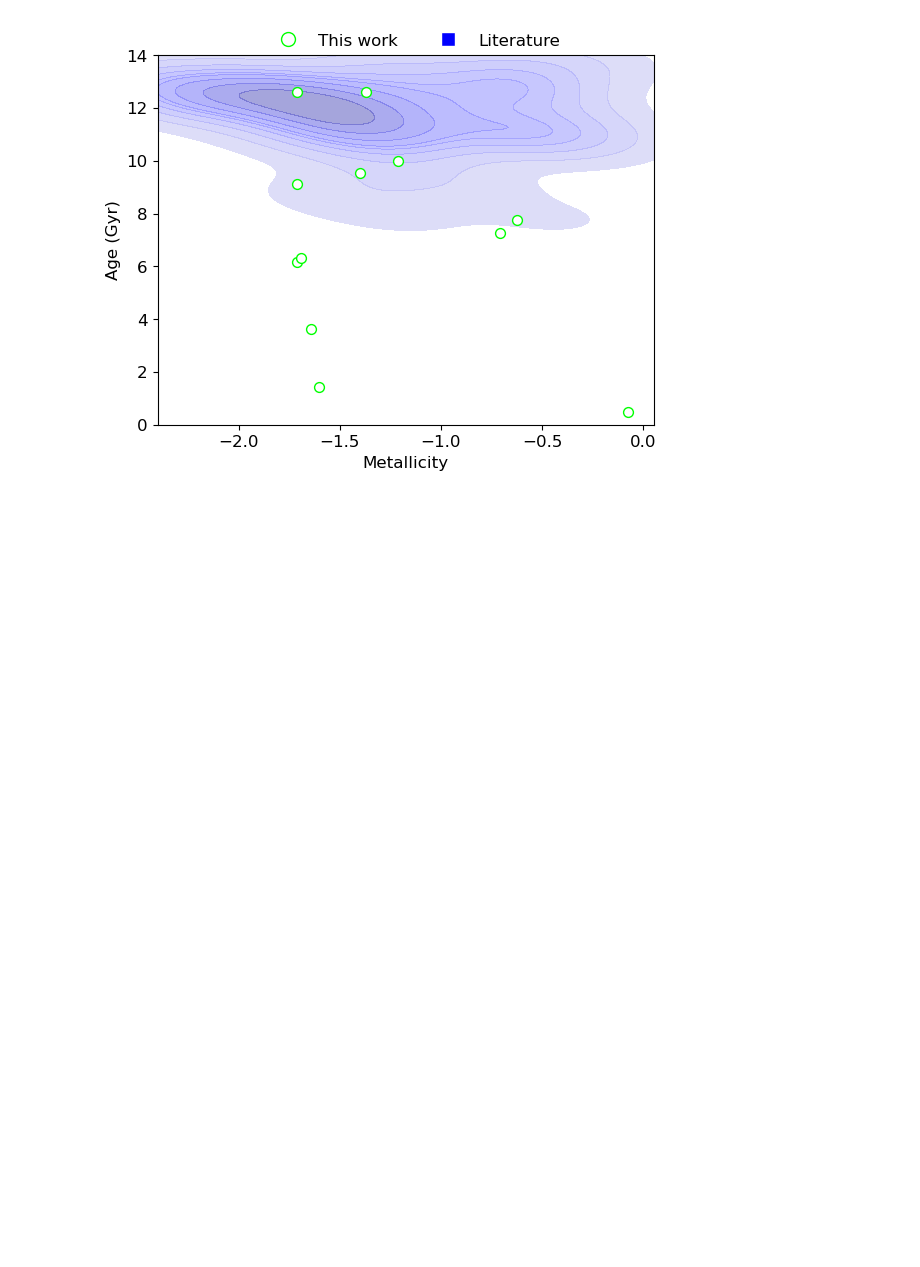
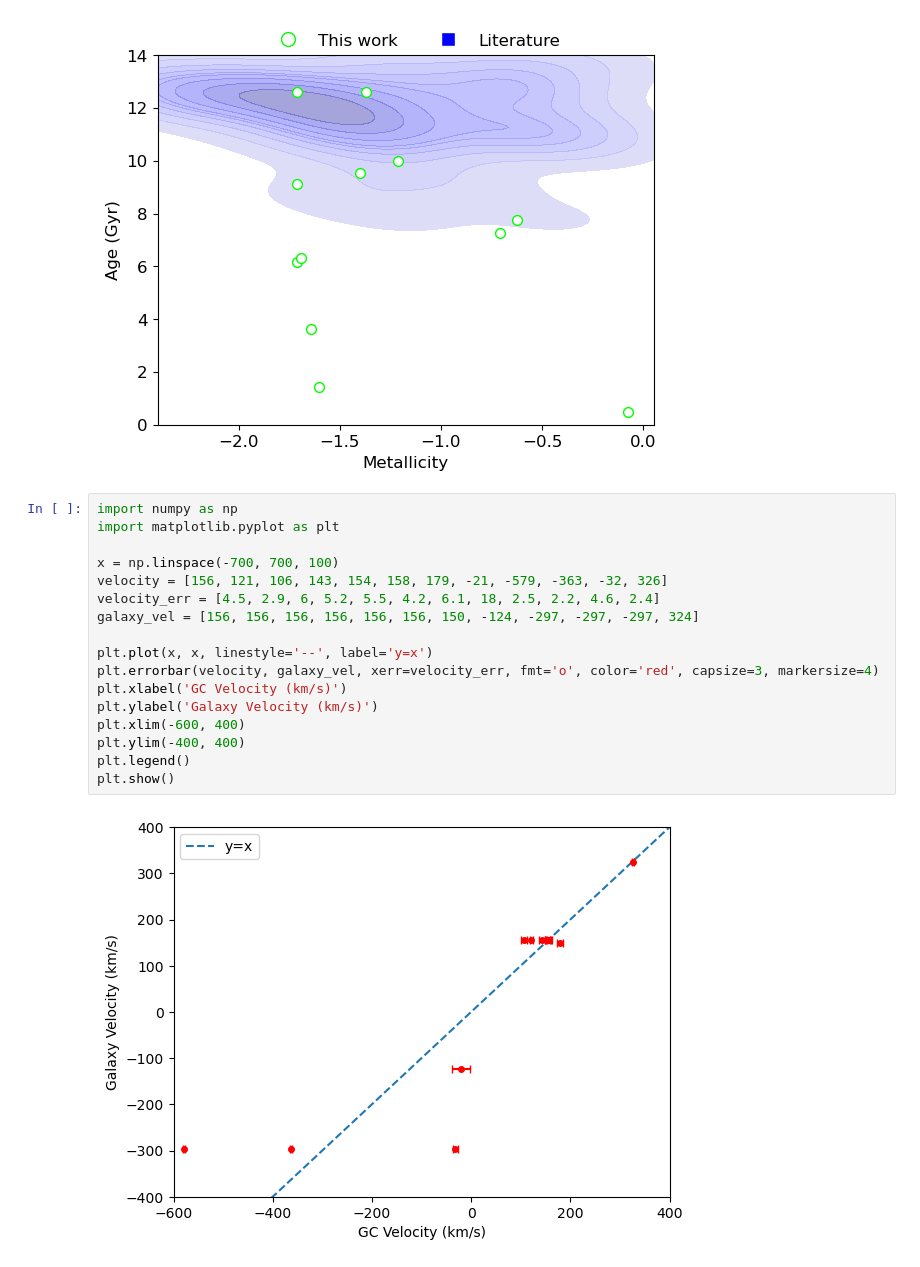
Before and after one commit to daniel-lyon/CAS-Summer-Project, a Jupyter notebook: scripts/red_vs_blue.ipynb, the cells around one changed output. Cells and saved outputs as stored; diff of their text form; blank space fills up the shorter version.

```diff
--- a/scripts/red_vs_blue.ipynb
+++ b/scripts/red_vs_blue.ipynb
@@ -130,3 +130,22 @@ plt.yticks(fontsize=12)
 plt.show()
 # %% [output]
 [figure]
+# %%
+import numpy as np
+import matplotlib.pyplot as plt
+
+x = np.linspace(-700, 700, 100)
+velocity = [156, 121, 106, 143, 154, 158, 179, -21, -579, -363, -32, 326]
+velocity_err = [4.5, 2.9, 6, 5.2, 5.5, 4.2, 6.1, 18, 2.5, 2.2, 4.6, 2.4]
+galaxy_vel = [156, 156, 156, 156, 156, 156, 150, -124, -297, -297, -297, 324]
+
+plt.plot(x, x, linestyle='--', label='y=x')
+plt.errorbar(velocity, galaxy_vel, xerr=velocity_err, fmt='o', color='red', capsize=3, markersize=4)
+plt.xlabel('GC Velocity (km/s)')
+plt.ylabel('Galaxy Velocity (km/s)')
+plt.xlim(-600, 400)
+plt.ylim(-400, 400)
+plt.legend()
+plt.show()
+# %% [output]
+[figure, added]
```
Also changed, not shown: 3 other files.
